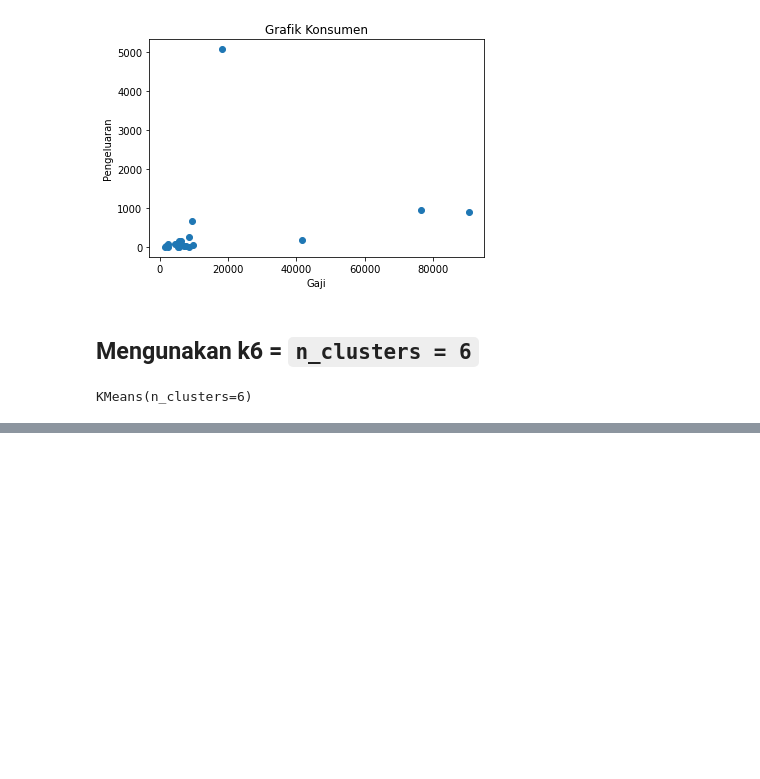
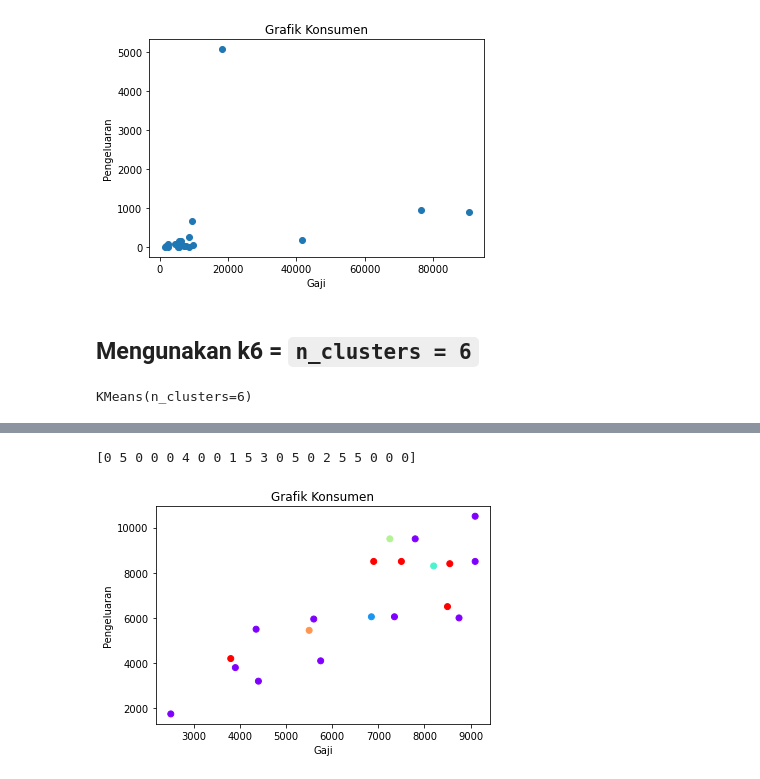
Before and after one commit to dimmdimas/Orbit-AI-Gen-Y, a Jupyter notebook: Hands On Python ML For K-Means.ipynb, the cells around one changed output, grey strips where cells are left out. Drawn from its saved outputs; the diff is of its cells as text; code cells hidden in the pictures; blank space fills up the shorter version.

```diff
--- a/Hands On Python ML For K-Means.ipynb
+++ b/Hands On Python ML For K-Means.ipynb
@@ -154,0 +162,13 @@ print(kMenansLocal.cluster_centers_)
+# %%
+print(kMenansLocal.labels_)
+# %% [output]
+[0 5 0 0 0 4 0 0 1 5 3 0 5 0 2 5 5 0 0 0]
+# %%
+plt.scatter(dataArray[:,0], dataArray[:,1], c=kmeans.labels_, cmap='rainbow')
+plt.xlabel('Gaji')
+plt.ylabel('Pengeluaran')
+plt.title('Grafik Konsumen')
+
+plt.show()
+# %% [output]
+[figure, added]
```
Also changed, not shown: parts of 2 cells of this notebook, 15 other files.
